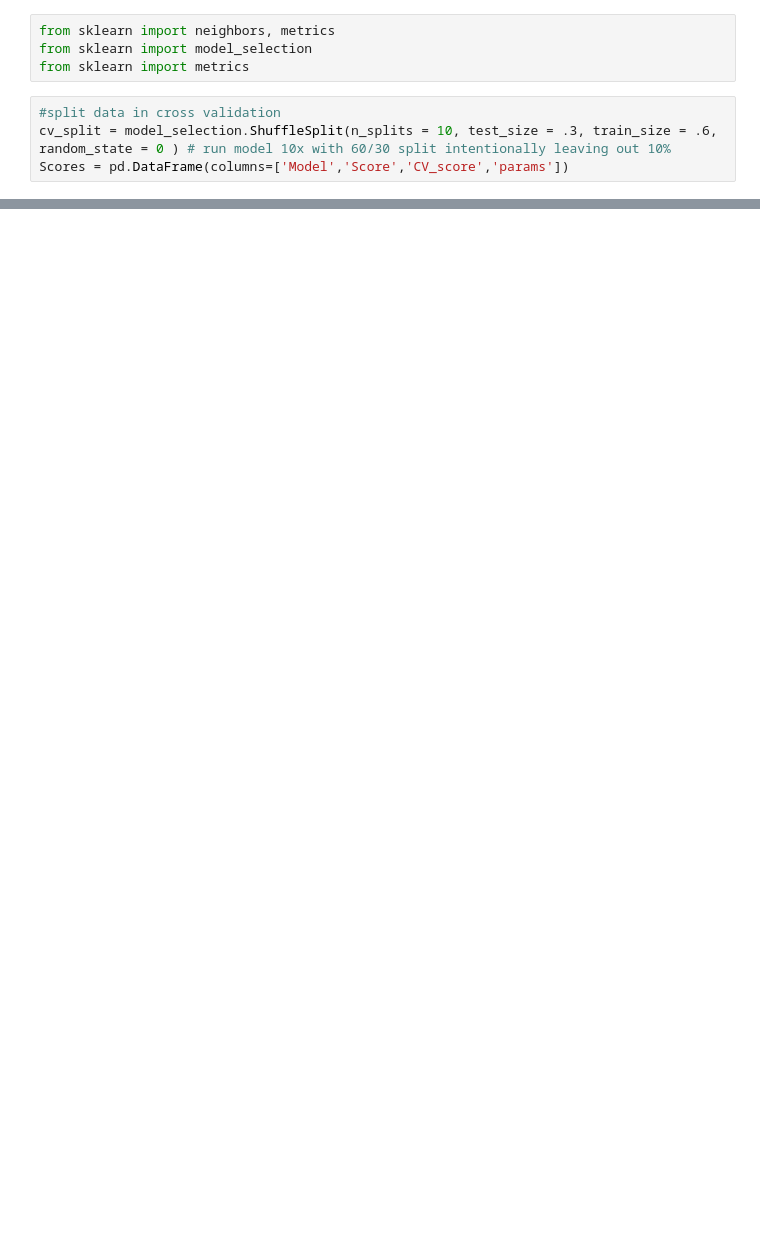
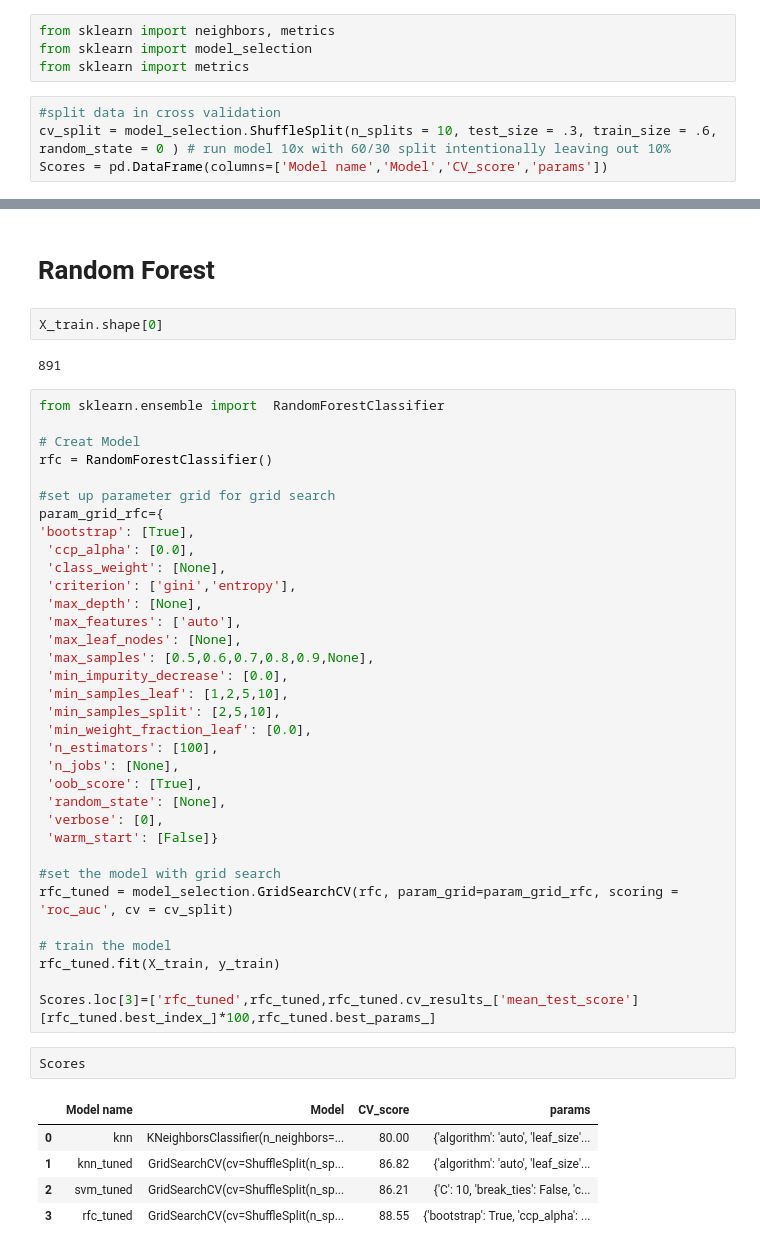
Before and after one commit to garys2022/Coursera_SQL_project, a Jupyter notebook: titanic-ml-1.ipynb, the cells around one changed output, grey strips where cells are left out. Cells and saved outputs as stored; diff of their text form; blank space fills up the shorter version.

Commit message:
Kaggle Notebook | Titanic EDA and Modeling | Version 5

```diff
--- a/titanic-ml-1.ipynb
+++ b/titanic-ml-1.ipynb
@@ -561,4 +563,4 @@ from sklearn import metrics
 # %%
 #split data in cross validation
 cv_split = model_selection.ShuffleSplit(n_splits = 10, test_size = .3, train_size = .6, random_state = 0 ) # run model 10x with 60/30 split intentionally leaving out 10%
-Scores = pd.DataFrame(columns=['Model','Score','CV_score','params'])
+Scores = pd.DataFrame(columns=['Model name','Model','CV_score','params'])
@@ -615,0 +639,48 @@ print(tune_model.best_params_)
+# %% [markdown]
+# Random Forest
+# %%
+X_train.shape[0]
+# %% [output]
+891
+# %%
+from sklearn.ensemble import  RandomForestClassifier
+
+# Creat Model
+rfc = RandomForestClassifier()
+
+#set up parameter grid for grid search
+param_grid_rfc={
+'bootstrap': [True],
+ 'ccp_alpha': [0.0],
+ 'class_weight': [None],
+ 'criterion': ['gini','entropy'],
+ 'max_depth': [None],
+ 'max_features': ['auto'],
+ 'max_leaf_nodes': [None],
+ 'max_samples': [0.5,0.6,0.7,0.8,0.9,None],
+ 'min_impurity_decrease': [0.0],
+ 'min_samples_leaf': [1,2,5,10],
+ 'min_samples_split': [2,5,10],
+ 'min_weight_fraction_leaf': [0.0],
+ 'n_estimators': [100],
+ 'n_jobs': [None],
+ 'oob_score': [True],
+ 'random_state': [None],
+ 'verbose': [0],
+ 'warm_start': [False]}
+
+#set the model with grid search
+rfc_tuned = model_selection.GridSearchCV(rfc, param_grid=param_grid_rfc, scoring = 'roc_auc', cv = cv_split)
+
+# train the model
+rfc_tuned.fit(X_train, y_train)
+
+Scores.loc[3]=['rfc_tuned',rfc_tuned,rfc_tuned.cv_results_['mean_test_score'][rfc_tuned.best_index_]*100,rfc_tuned.best_params_]
+# %%
+Scores
+# %% [output]
+|  | Model name | Model | CV_score | params |
+| 0 | knn | KNeighborsClassifier(n_neighbors=... | 80.00 | {'algorithm': 'auto', 'leaf_size'... |
+| 1 | knn_tuned | GridSearchCV(cv=ShuffleSplit(n_sp... | 86.82 | {'algorithm': 'auto', 'leaf_size'... |
+| 2 | svm_tuned | GridSearchCV(cv=ShuffleSplit(n_sp... | 86.21 | {'C': 10, 'break_ties': False, 'c... |
+| 3 | rfc_tuned | GridSearchCV(cv=ShuffleSplit(n_sp... | 88.55 | {'bootstrap': True, 'ccp_alpha': ... |
```
Also changed, not shown: parts of 8 cells of this notebook.
